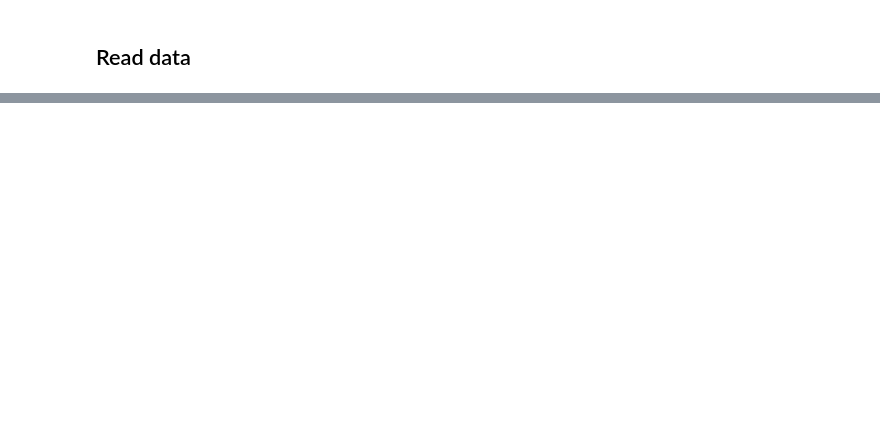
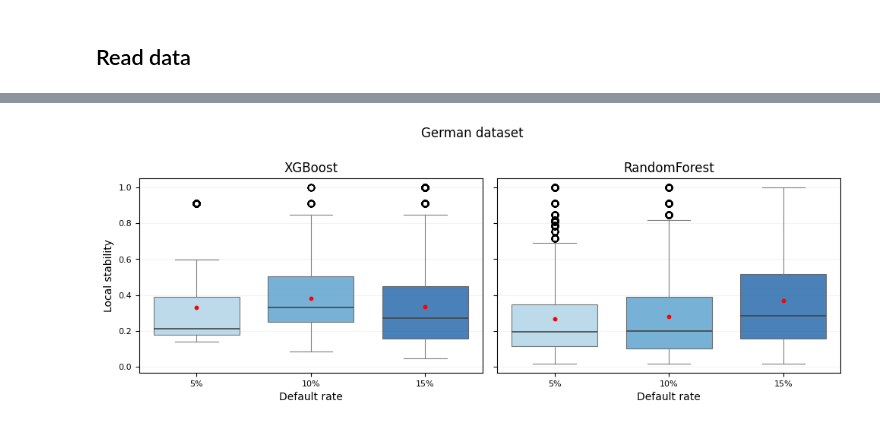
Before and after one commit to edo1691/benchmark_credit_scoring, a Jupyter notebook: notebooks/public_data_experiment.ipynb, the cells around one changed output, grey strips where cells are left out. Drawn from its saved outputs; the diff is of its cells as text; code cells hidden in the pictures; blank space fills up the shorter version.

```diff
--- a/notebooks/public_data_experiment.ipynb
+++ b/notebooks/public_data_experiment.ipynb
@@ -621,0 +590,7 @@ plt.show()
+# %%
+df_all_local = load_xai_file(
+    data_dir=data_dir,
+    dataset_name="german",
+    file_type="all_models_resume_local",
+)
+df_all_local.head()
@@ -621,0 +620,18 @@ plt.show()
+# %%
+import matplotlib.pyplot as plt
+
+fig, axes = plot_imbalance_boxplot_grid(
+    df=df_all_local,
+    dataset="german",
+    models=model_choices,
+    metric="rankstab_local",
+    ylabel="Local stability",
+    xlabel="Default rate",
+    imbalance_order=imbalance_levels,
+    ncols=2,
+    suptitle="German dataset"
+)
+
+plt.show()
+# %% [output]
+[figure, added]
```
Also changed, not shown: parts of 12 cells of this notebook, 2 other files.
